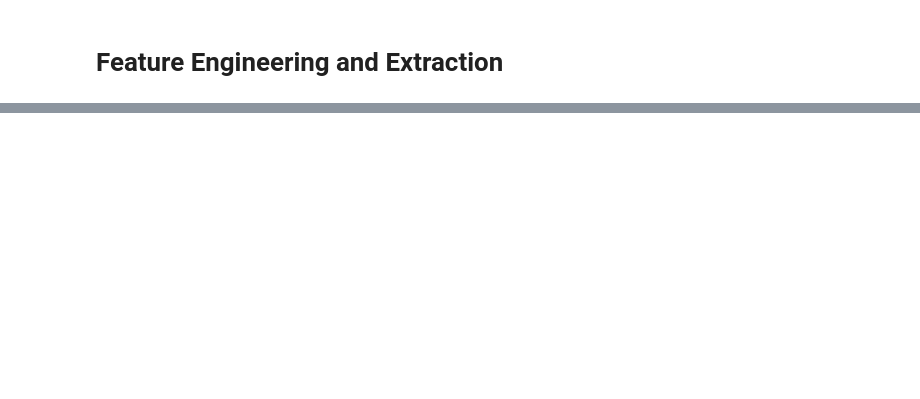
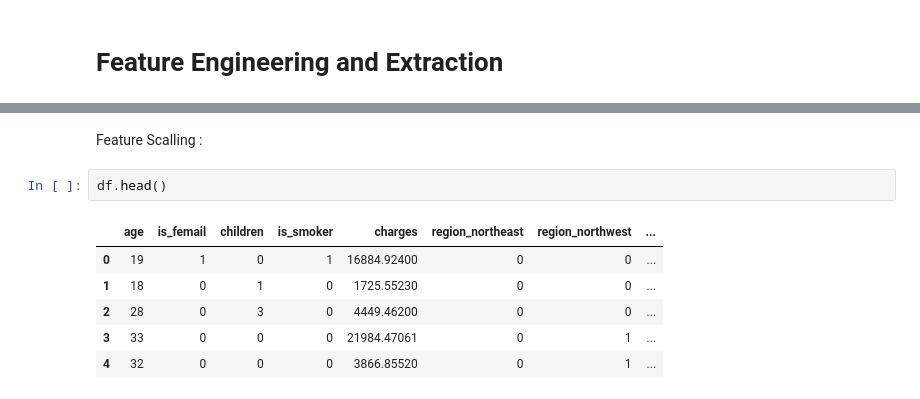
Before and after one commit to ZulkaifAhmad/Mechine-Learning-Practice, a Jupyter notebook: _00_Basics/eda_insurance.ipynb, the cells around one changed output, grey strips where cells are left out. Drawn from its saved outputs; the diff is of its cells as text; blank space fills up the shorter version.

Commit message:
add feature engineering , feature scalling , and feature selection

```diff
--- a/_00_Basics/eda_insurance.ipynb
+++ b/_00_Basics/eda_insurance.ipynb
@@ -207,0 +339,11 @@ df.head()
+# %% [markdown]
+Feature Scalling :
+# %%
+df.head()
+# %% [output]
+|  | age | is_femail | children | is_smoker | charges | region_northeast | region_northwest | ... |
+| 0 | 19 | 1 | 0 | 1 | 16884.92400 | 0 | 0 | ... |
+| 1 | 18 | 0 | 1 | 0 | 1725.55230 | 0 | 0 | ... |
+| 2 | 28 | 0 | 3 | 0 | 4449.46200 | 0 | 0 | ... |
+| 3 | 33 | 0 | 0 | 0 | 21984.47061 | 0 | 1 | ... |
+| 4 | 32 | 0 | 0 | 0 | 3866.85520 | 0 | 1 | ... |
```
Also changed, not shown: parts of 24 cells of this notebook, 1 other file.
